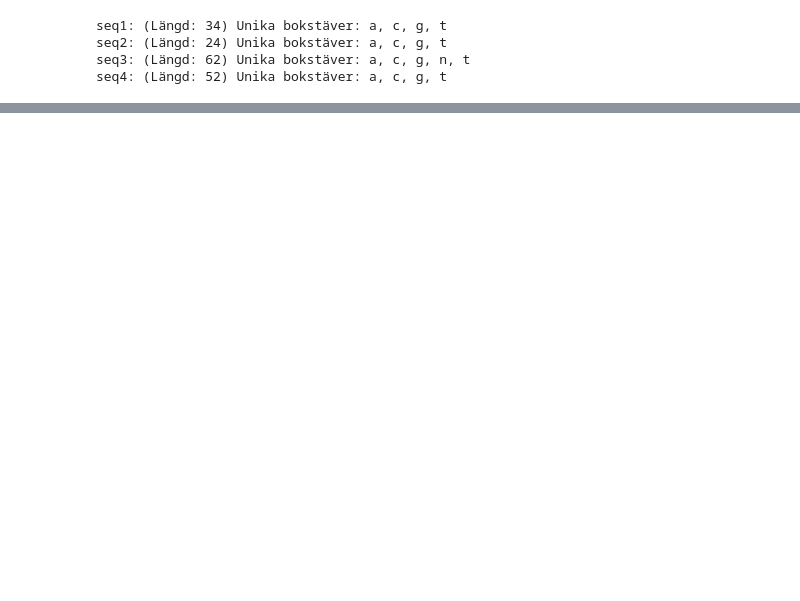
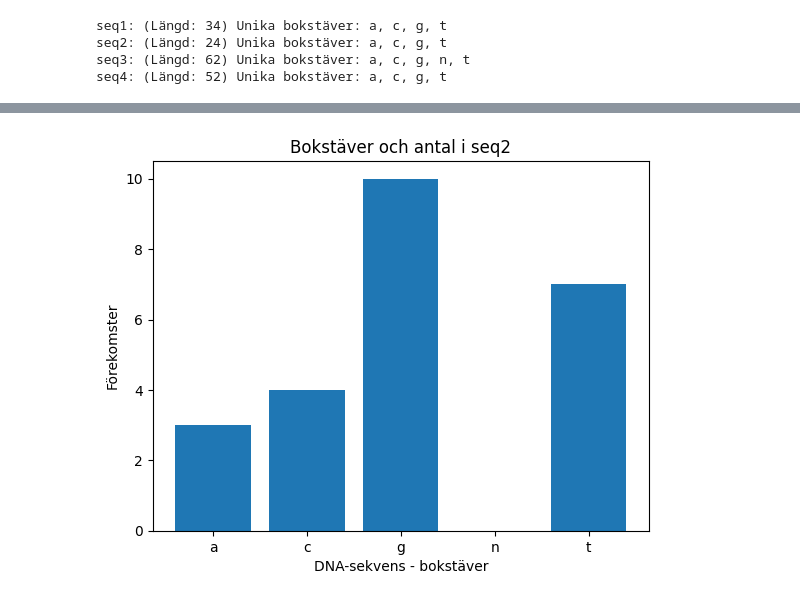
Before and after one commit to suseliwen/Labb1, a Jupyter notebook: Labb1.ipynb, the cells around one changed output, grey strips where cells are left out. Cells and saved outputs as stored; diff of their text form; code cells hidden in the pictures; blank space fills up the shorter version.

```diff
--- a/Labb1.ipynb
+++ b/Labb1.ipynb
@@ -34,0 +79,12 @@ seq4: (Längd: 52) Unika bokstäver: a, c, g, t
+# %%
+seq_id = list(dna_sequences.keys())[1]  # Tar den första sekvensen
+letter_count = count_letters(dna_sequences[seq_id])
+
+# Rita upp stapeldiagrammet
+plt.bar(letter_count.keys(), letter_count.values())
+plt.xlabel("DNA-sekvens - bokstäver")
+plt.ylabel("Förekomster")
+plt.title(f"Bokstäver och antal i {seq_id}")
+plt.show()
+# %% [output]
+[figure, added]
```
Also changed, not shown: parts of 8 cells of this notebook, 1 other file.
